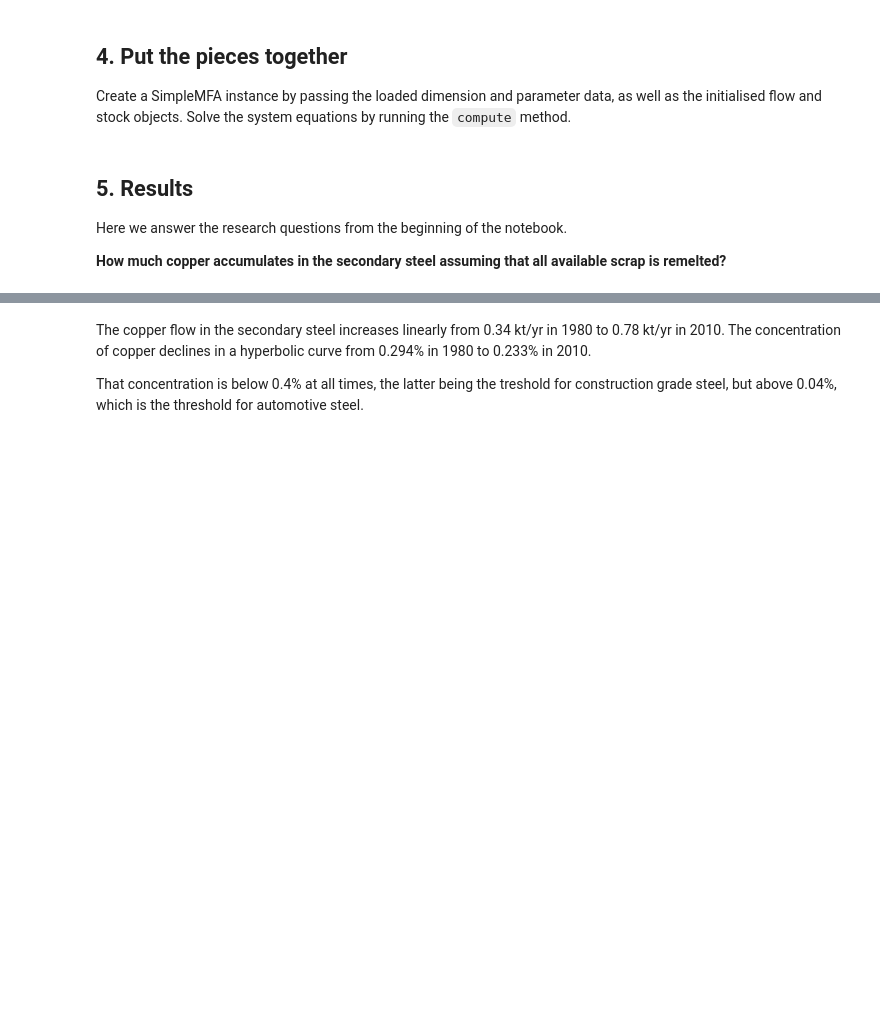
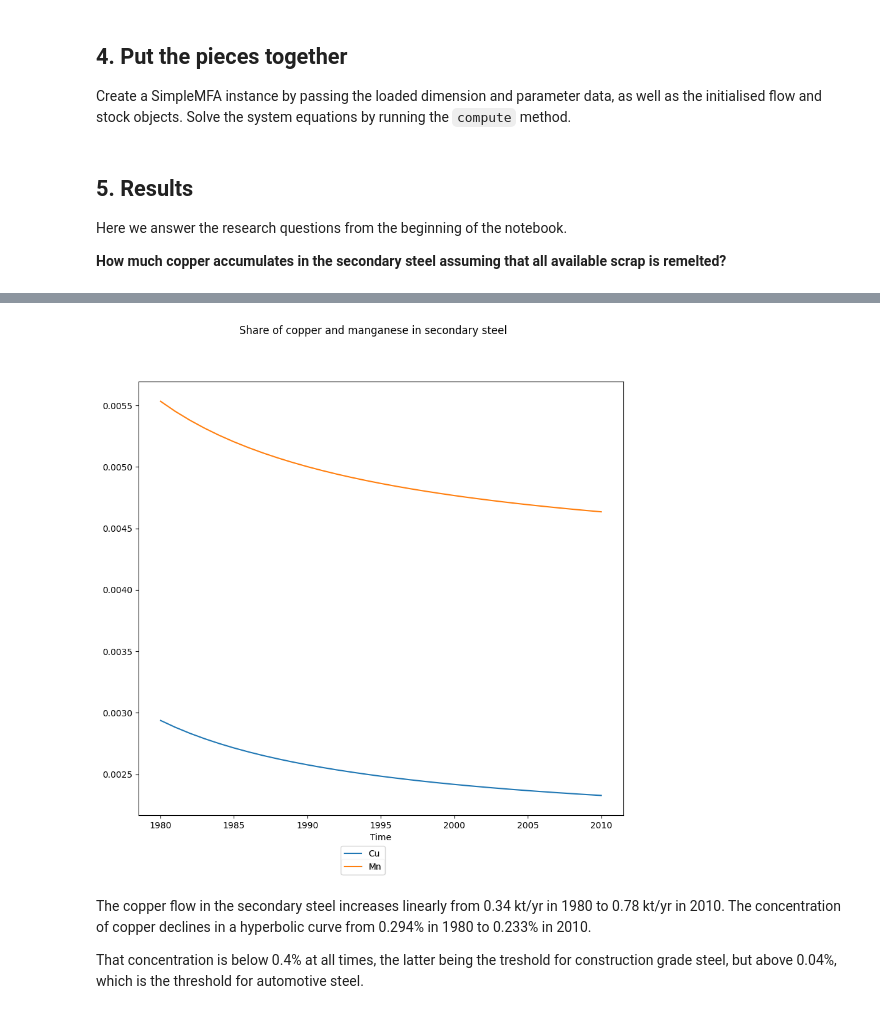
Before and after one commit to pik-piam/sodym, a Jupyter notebook: examples/example2.ipynb, the cells around one changed output, grey strips where cells are left out. Drawn from its saved outputs; the diff is of its cells as text; code cells hidden in the pictures; blank space fills up the shorter version.

```diff
--- a/examples/example2.ipynb
+++ b/examples/example2.ipynb
@@ -174,10 +167,23 @@ fig.show()
 # %%
-flow_df['total'] = flow_df['Fe'] + flow_df['Cu'] + flow_df['Mn']
-flow_df['% Cu'] = flow_df['Cu'] / flow_df['total']
-flow_df['% Mn'] = flow_df['Mn'] / flow_df['total']
+remelted_shares = NamedDimArray(dims=remelted.dims)
+remelted_shares[...] = remelted / remelted.sum_nda_over(('e',))
 
-fig = px.line(flow_df, x=flow_df.index, y=['% Cu', '% Mn'], title='Concentration of copper and manganese in secondary steel')
+cu_plotter = ArrayPlotter(
+    array=remelted_shares['Cu'],
+    intra_line_dim='Time',
+    line_label='Cu')
+fig, ax = cu_plotter.plot()
+mn_plotter = ArrayPlotter(
+    array=remelted_shares['Mn'],
+    intra_line_dim='Time',
+    line_label='Mn',
+    fig_ax=(fig, ax))
+fig, ax = mn_plotter.plot()
+
+fig.suptitle('Share of copper and manganese in secondary steel')
 fig.show()
+# %% [output]
+[figure, added]
 # %% [markdown]
 The copper flow in the secondary steel increases linearly from 0.34 kt/yr in 1980 to 0.78 kt/yr in 2010. The concentration of copper declines in a hyperbolic curve from 0.294% in 1980 to 0.233% in 2010.
 
```
Also changed, not shown: parts of 13 cells of this notebook, 7 other files.
